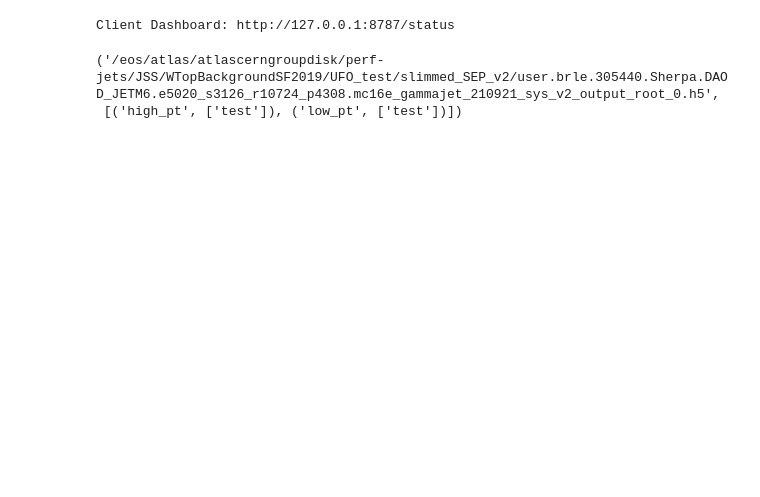
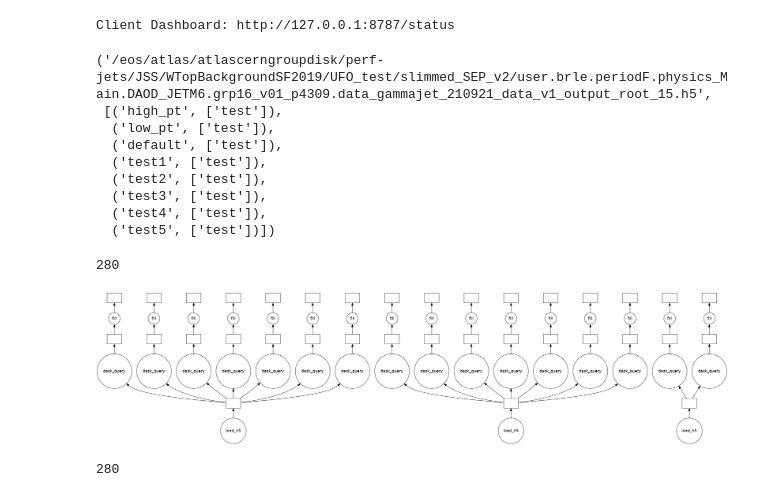
Before and after one commit to MoAly98/Pythium, a Jupyter notebook: Dask_Testing.ipynb, the cells around one changed output. Cells and saved outputs as stored; diff of their text form; code cells hidden in the pictures; blank space fills up the shorter version.

```diff
--- a/Dask_Testing.ipynb
+++ b/Dask_Testing.ipynb
@@ -33,4 +46,4 @@ Regular(20, 300000, 600000, name='x', label='$p_{T}$[MeV]')
 # %%
-delayed_dict, client, names = tt.fill_all()
+delayed_dict, client, names, out_linear, names_linear = tt.fill_all()
 # %% [output]
 Client Dashboard: http://127.0.0.1:8787/status
@@ -37,5 +52,12 @@ Client Dashboard: http://127.0.0.1:8787/status
 # %%
 names[0][1][10]
 # %% [output]
-('/eos/atlas/atlascerngroupdisk/perf-jets/JSS/WTopBackgroundSF2019/UFO_test/slimmed_SEP_v2/user.brle.305440.Sherpa.DAOD_JETM6.e5020_s3126_r10724_p4308.mc16e_gammajet_210921_sys_v2_output_root_0.h5',
- [('high_pt', ['test']), ('low_pt', ['test'])])
+('/eos/atlas/atlascerngroupdisk/perf-jets/JSS/WTopBackgroundSF2019/UFO_test/slimmed_SEP_v2/user.brle.periodF.physics_Main.DAOD_JETM6.grp16_v01_p4309.data_gammajet_210921_data_v1_output_root_15.h5',
+ [('high_pt', ['test']),
+  ('low_pt', ['test']),
+  ('default', ['test']),
+  ('test1', ['test']),
+  ('test2', ['test']),
+  ('test3', ['test']),
+  ('test4', ['test']),
+  ('test5', ['test'])])
@@ -43,0 +64,12 @@ delayed_dict
+# %%
+len(out_linear)
+# %% [output]
+280
+# %%
+dask.visualize(out_linear[:16])
+# %% [output]
+[figure, added]
+# %%
+len(names_linear)
+# %% [output]
+280
```
Also changed, not shown: parts of 67 cells of this notebook, 3 other files.
